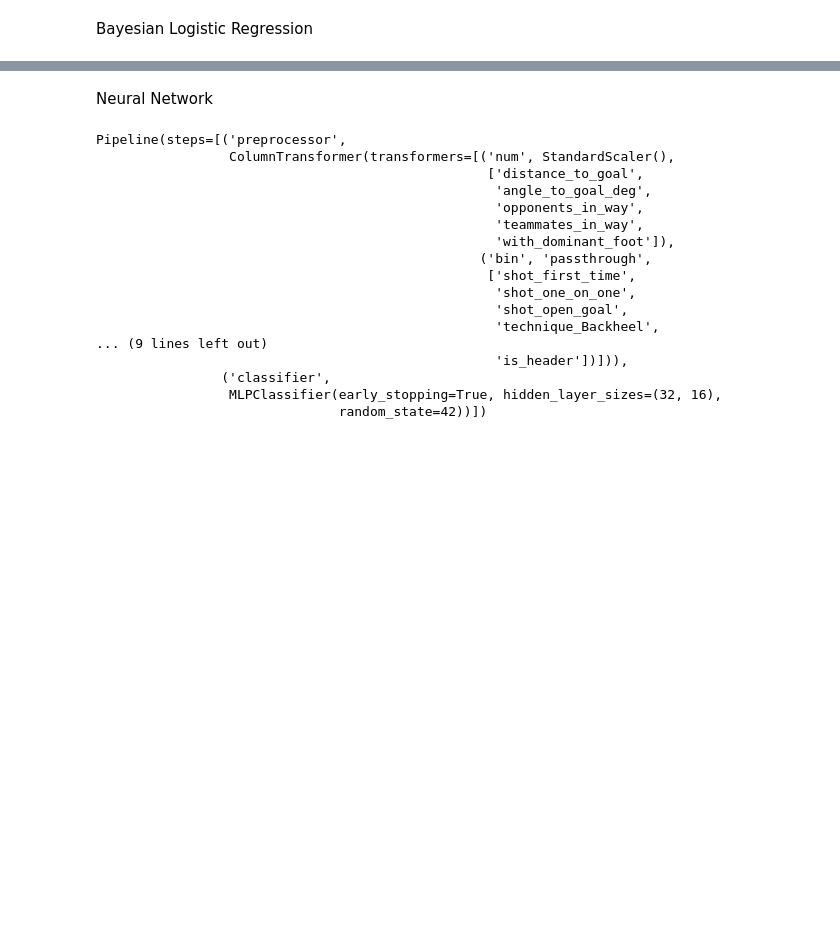
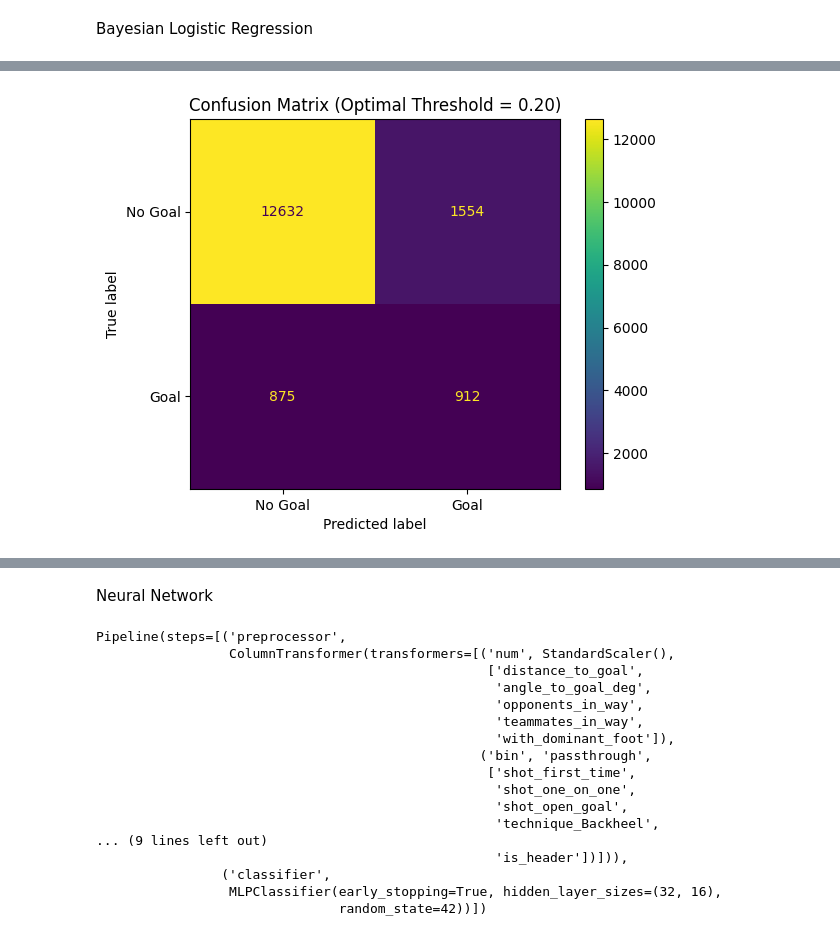
Before and after one commit to arne2204/Probabilistic-Machine-Learning_lecture-PROJECTS, a Jupyter notebook: projects/08-1SHXXXX_football_analytics/notebooks/05_model_training_and_evaluation.ipynb, the cells around one changed output, grey strips where cells are left out. Cells and saved outputs as stored; diff of their text form; code cells hidden in the pictures; blank space fills up the shorter version.

```diff
--- a/projects/08-1SHXXXX_football_analytics/notebooks/05_model_training_and_evaluation.ipynb
+++ b/projects/08-1SHXXXX_football_analytics/notebooks/05_model_training_and_evaluation.ipynb
@@ -609,0 +751,10 @@ az.summary(trace, var_names=["intercept", "coeffs"], hdi_prob=0.95)
+# %%
+y_pred_optimal = (mean_probs >= optimal_threshold).astype(int)
+
+cm_opt = confusion_matrix(y_test, y_pred_optimal)
+disp_opt = ConfusionMatrixDisplay(confusion_matrix=cm_opt, display_labels=["No Goal", "Goal"])
+disp_opt.plot(values_format='d')
+plt.title(f"Confusion Matrix (Optimal Threshold = {optimal_threshold:.2f})")
+plt.show()
+# %% [output]
+[figure, added]
```
Also changed, not shown: parts of 14 cells of this notebook.
